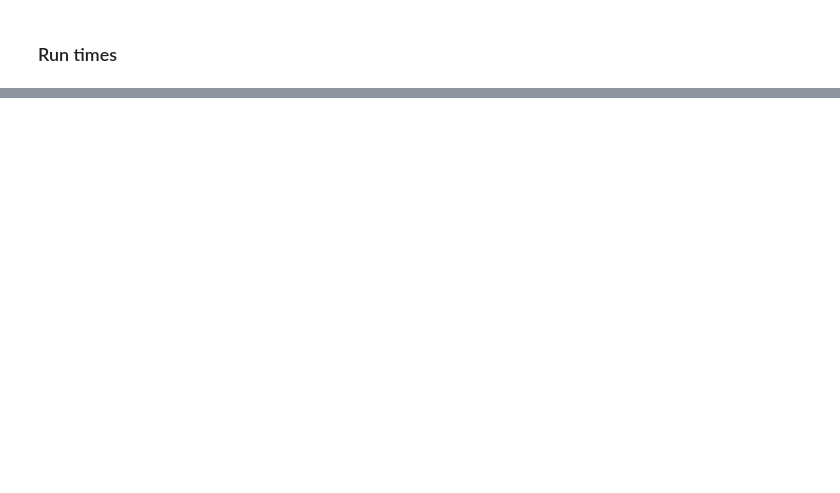
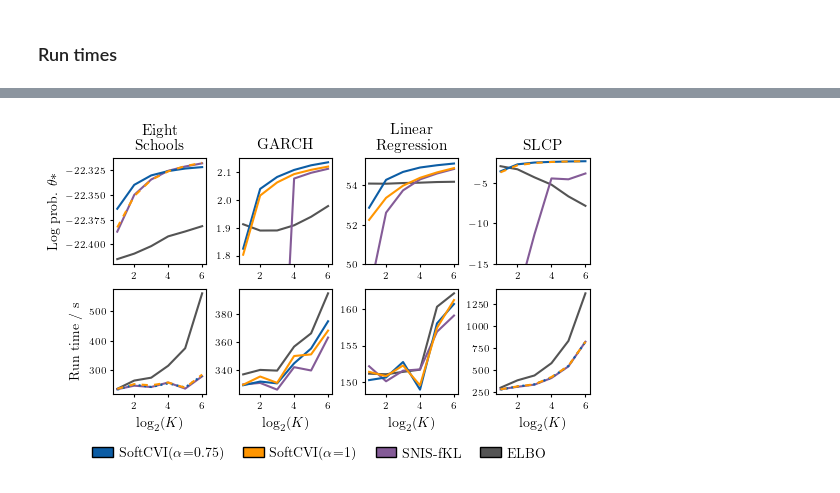
Before and after one commit to danielward27/softcvi_validation, a Jupyter notebook: plots/plot_results.ipynb, the cells around one changed output, grey strips where cells are left out. Saved outputs shown, nothing was run; the diff lists cells and outputs as text; code cells hidden in the pictures; blank space fills up the shorter version.

```diff
--- a/plots/plot_results.ipynb
+++ b/plots/plot_results.ipynb
@@ -199,0 +240,73 @@ total_fig.savefig(f"plots/plots/run_times_{hyparam_str}.pdf")
+# %%
+lp_with_k_df = pd.DataFrame(results)
+lp_with_k_df = lp_with_k_df.groupby(["k", "method", "task"], as_index=False).mean()
+# %%
+total_fig = plt.figure(
+    layout='constrained',
+    figsize=(plt.rcParams['figure.figsize'][0], 3.5),
+    )
+
+fig, legend_fig = total_fig.subfigures(
+    nrows=2,
+    height_ratios=[10, 1],
+    )
+
+axes = fig.subplots(nrows=2, ncols=len(tasks))
+
+tasks = lp_with_k_df["task"].unique()
+
+for lp_ax, rt_ax, task in zip(axes[0], axes[1], tasks, strict=True):
+    task_data = lp_with_k_df[lp_with_k_df["task"] == task]
+
+    # Group by "method" to plot separate lines
+    for method_name, method_data in task_data.groupby("method"):
+        overlapping = ("eight_schools", "slcp")
+
+        if method_name=="SoftCVI(a=1)" and task in overlapping:
+            linestyle=(0, (3, 3))
+        else:
+            linestyle="solid"
+        lp_ax.plot(
+            np.log2(method_data["k"].to_numpy()),
+            method_data["log_prob"],
+            linewidth=1.5,
+            color=palette[method_name],
+            linestyle=linestyle,
+            )
+
+        if task in overlapping:
+            if method_name=="SoftCVI(a=1)":
+                linestyle=(0, (3, 3))
+            elif method_name=="SoftCVI(a=0.75)":
+                linestyle="dotted"
+            else:
+                linestyle="solid"
+        else:
+            linestyle="solid"
+
+        rt_ax.plot(
+            np.log2(method_data["k"].to_numpy()),
+            method_data["run_time"],
+            linewidth=1.5,
+            color=palette[method_name],
+            linestyle=linestyle,
+        )
+    lp_ax.set_title(plot_task_names[task])
+
+axes[0, 1].set_ylim((1.77, 2.15))
+axes[0, 2].set_ylim((50, 55.4))
+axes[0, 3].set_ylim((-15, -1.9))
+handles = [
+    mpatches.Patch(facecolor=v, label=k.replace("a=", r"$\alpha$="), edgecolor="black")
+    for k, v in palette.items() if k in method_names
+]
+legend_fig.legend(handles=handles, ncols=4)
+axes[0, 0].set_ylabel(r"Log prob. $\theta*$")
+axes[1, 0].set_ylabel("Run time / s")
+
+[ax.set_xlabel(r"$\log_2(K)$") for ax in axes[1]]
+
+total_fig.show()
+total_fig.savefig("plots/plots/log_prob_reference_with_k.pdf")
+# %% [output]
+[figure, added]
```
Also changed, not shown: parts of 7 cells of this notebook, 27 other files.
